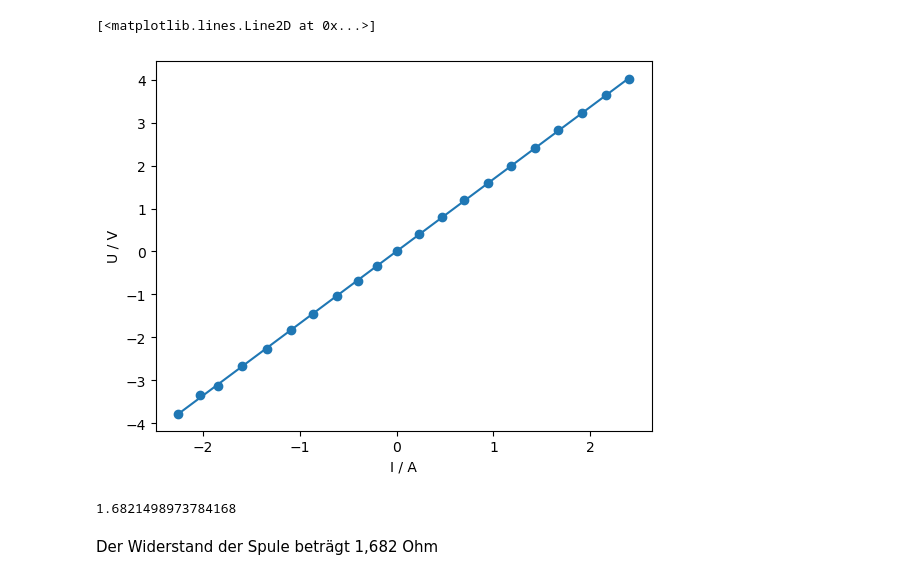
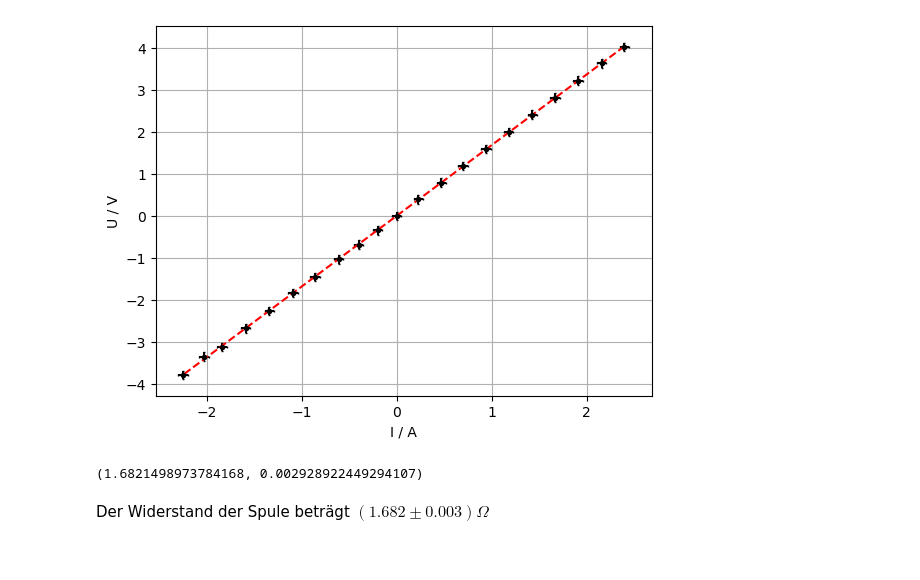
Before and after one commit to hanno22/OptischesPumpen, a Jupyter notebook: notebooks/Widerstand.ipynb, the cells around one changed output. Cells and saved outputs as stored; diff of their text form; code cells hidden in the pictures.

```diff
--- a/notebooks/Widerstand.ipynb
+++ b/notebooks/Widerstand.ipynb
@@ -5,21 +5,23 @@ from scipy import stats
 # %%
 data =  np.loadtxt('../data/WiderstandsMessung.csv', skiprows=1, delimiter=',')
 U = data[:,0]
 I = data[:,1]
 
 slope, intercept, r, p, std_err = stats.linregress(I, U)
 
 
 fig, ax = plt.subplots()
 ax.set(xlabel='I / A', ylabel='U / V')
-ax.scatter(I, U)
-ax.plot(I, slope * I + intercept)
+ax.errorbar(I, U,  0.1, 0.05, capsize=0.5, fmt='k.')
+ax.plot(I, slope * I + intercept, 'r--')
+ax.grid()
+
+fig.savefig('../output/widerstand.svg', )
 # %% [output]
-[<matplotlib.lines.Line2D at 0x...>]
-[figure, old version]
+[figure, new version]
 # %%
-slope
+slope, std_err
 # %% [output]
-1.6821498973784168
+(1.6821498973784168, 0.002928922449294107)
 # %% [markdown]
-Der Widerstand der Spule beträgt 1,682 Ohm
+Der Widerstand der Spule beträgt $(1.682 \pm 0.003)\Omega$
```
Also changed, not shown: 7 other files.
